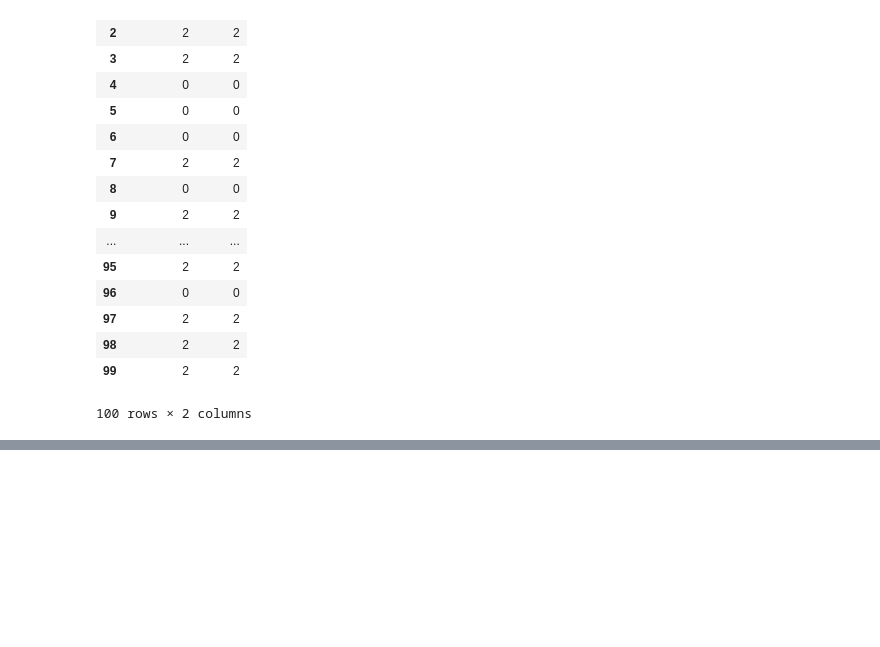
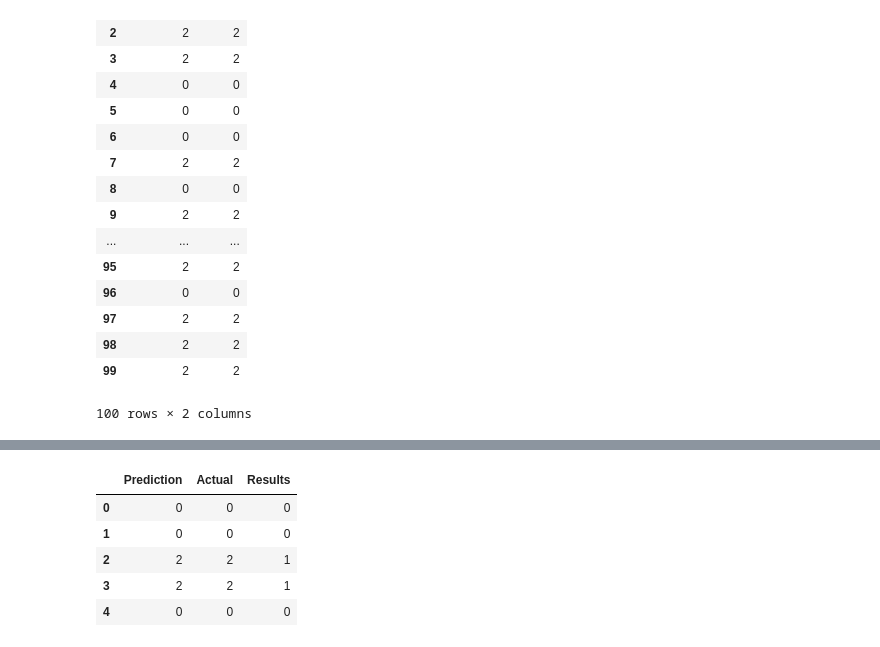
Before and after one commit to benieevelyne/BLPFinalProject, a Jupyter notebook: Tree.ipynb, the cells around one changed output, grey strips where cells are left out. Drawn from its saved outputs; the diff is of its cells as text; code cells hidden in the pictures; blank space fills up the shorter version.

```diff
--- a/Tree.ipynb
+++ b/Tree.ipynb
@@ -119,0 +127,12 @@ rf.score(X_test2018, y_test2018)
+# %%
+df2018['Results'] = df2018['Prediction']/df2018['Actual']
+revised_df = df2018.fillna(0)
+pd.options.display.float_format = '{:,.0f}'.format
+revised_df.head()
+# %% [output]
+|  | Prediction | Actual | Results |
+| 0 | 0 | 0 | 0 |
+| 1 | 0 | 0 | 0 |
+| 2 | 2 | 2 | 1 |
+| 3 | 2 | 2 | 1 |
+| 4 | 0 | 0 | 0 |
```
Also changed, not shown: parts of 10 cells of this notebook, 4 other files.
